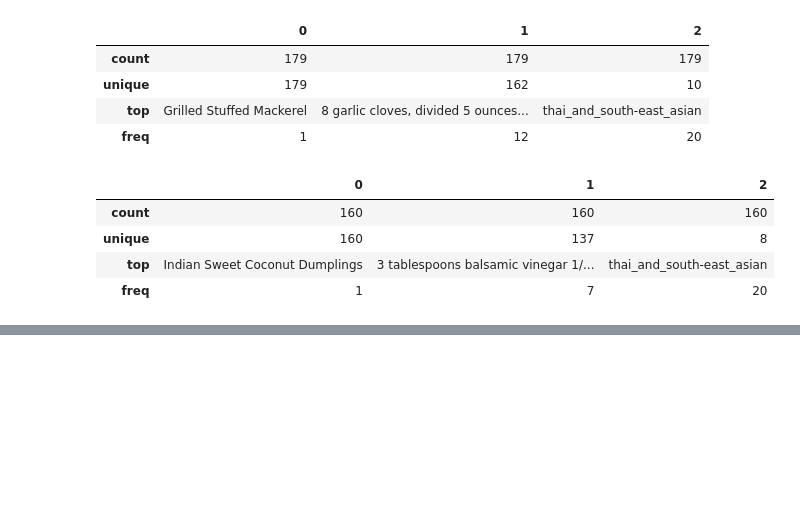
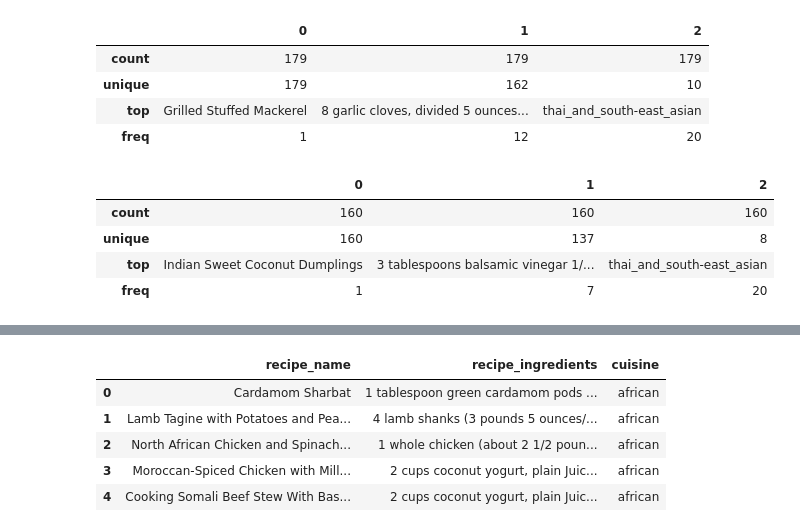
Before and after one commit to Prottoy2938/mod_3_project_cuisines, a Jupyter notebook: web_scrape_all_cuisines.ipynb, the cells around one changed output, grey strips where cells are left out. Drawn from its saved outputs; the diff is of its cells as text; code cells hidden in the pictures; blank space fills up the shorter version.

```diff
--- a/web_scrape_all_cuisines.ipynb
+++ b/web_scrape_all_cuisines.ipynb
@@ -143,0 +172,12 @@ cuisines= df.to_csv('cuisines.csv', index=False)
+# %%
+second_database = pd.read_csv('cuisines.csv')
+second_database = second_database.rename(index=str, columns={'0': "recipe_name", '1': "recipe_ingredients", '2':"cuisine"})
+
+second_database.head()
+# %% [output]
+|  | recipe_name | recipe_ingredients | cuisine |
+| 0 | Cardamom Sharbat | 1 tablespoon green cardamom pods ... | african |
+| 1 | Lamb Tagine with Potatoes and Pea... | 4 lamb shanks (3 pounds 5 ounces/... | african |
+| 2 | North African Chicken and Spinach... | 1 whole chicken (about 2 1/2 poun... | african |
+| 3 | Moroccan-Spiced Chicken with Mill... | 2 cups coconut yogurt, plain Juic... | african |
+| 4 | Cooking Somali Beef Stew With Bas... | 2 cups coconut yogurt, plain Juic... | african |
```
Also changed, not shown: parts of 9 cells of this notebook, 1 other file.
